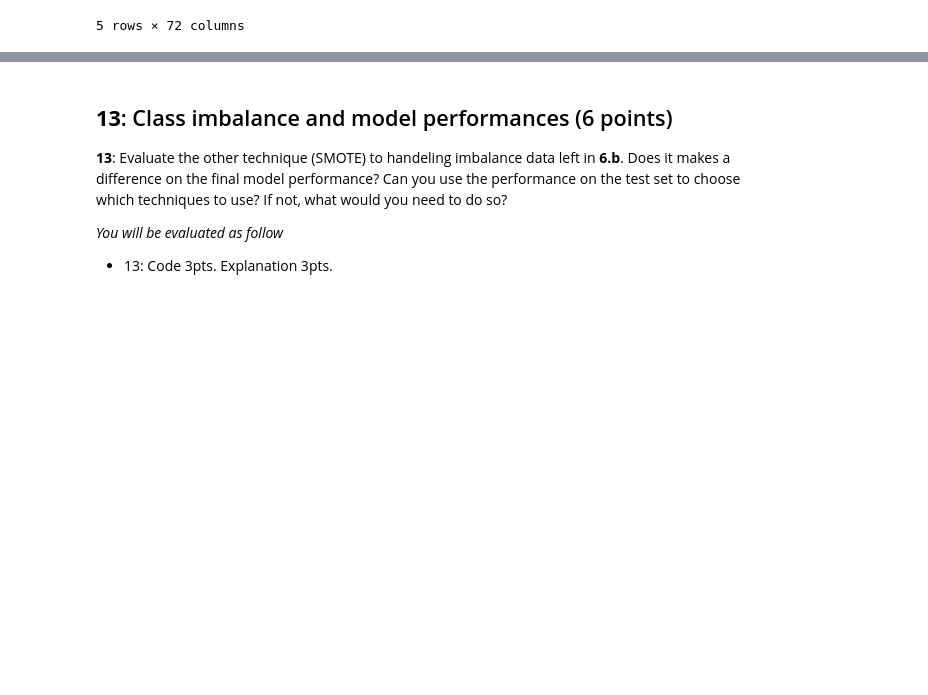
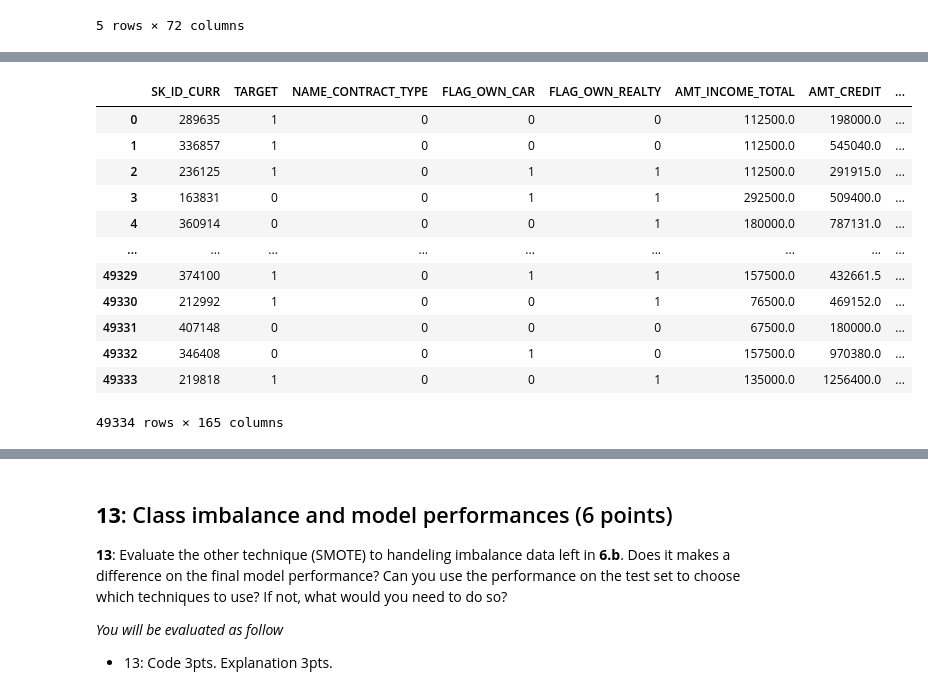
Before and after one commit to ztsv-av/applied-ml-mids-2024, a Jupyter notebook: Project_Part_1.ipynb, the cells around one changed output, grey strips where cells are left out. Drawn from its saved outputs; the diff is of its cells as text; code cells hidden in the pictures; blank space fills up the shorter version.

```diff
--- a/Project_Part_1.ipynb
+++ b/Project_Part_1.ipynb
@@ -155,7 +155,7 @@ Past applications:
 # %%
 # 4 - Fix missing data in app_test using categorization and/or simple imputation when appropriate.
 # You should use *only* pandas and numpy here. You should *not* use sklearn (scikit-learn).
-def handle_nans(df: pd.DataFrame, row_thres: float=0.05, col_thres: float=0.25) -> pd.DataFrame:
+def handle_nans(df: pd.DataFrame, row_thres: float=0.05, col_thres: float=0.25, do_step_4=True) -> pd.DataFrame:
   """
   Handles missing data in the following ways:
   1. Drops the column if more than a given percentage (col_thres) of data is missing.
@@ -168,9 +168,9 @@ def handle_nans(df: pd.DataFrame, row_thres: float=0.05, col_thres: float=0.25)
 
   Parameters:
     - df (pd.DataFrame): The input DataFrame with missing data.
-    - row_threshold (float): The threshold percentage (default 5%) to drop rows with missing values.
-    - col_threshold (float): The threshold percentage (default 50%) to drop columns with too many missing values.
-    - num_unique (int): Threshold for the number of unique elements in 'int64' columns to categorize them as categorical columns.
+    - row_thres (float): The threshold percentage (default 5%) to drop rows with missing values.
+    - col_thres (float): The threshold percentage (default 50%) to drop columns with too many missing values.
+    - do_step_4 (bool): Whether to perform 4th step of preprocessing or not.
 
   Returns:
     - df (pd.DataFrame): The DataFrame after handling missing data.
@@ -183,15 +183,16 @@ def handle_nans(df: pd.DataFrame, row_thres: float=0.05, col_thres: float=0.25)
   columns_to_drop_rows = missing_percentage[missing_percentage < row_thres].index
   df_ = df_.dropna(subset=columns_to_drop_rows)
   # step 3 (after review: not necessary): treat columns with object or int64 type as categorical
-  categorical_columns = df_.select_dtypes(include=['object', 'int64', 'bool']).columns
+  categorical_columns = df_.select_dtypes(include=['object', 'int64', 'int32', 'bool']).columns
   # fill NaNs in categorical columns with 'missing'
   print(f"Number of NaNs BEFORE filling missing values in categorical columns: {df_.isnull().sum().sum()}")
   df_[categorical_columns] = df_[categorical_columns].fillna('missing')
   print(f"Number of NaNs AFTER filling missing values in categorical columns: {df_.isnull().sum().sum()}")
   print(f"Number of categorical columns: {len(categorical_columns)}")
-  # step 4: fill NaNs in numerical columns with the mean
-  numerical_columns = df_.select_dtypes(include=[np.number]).columns
-  df_[numerical_columns] = df_[numerical_columns].fillna(df_[numerical_columns].mean())
+  if do_step_4:
+    # step 4: fill NaNs in numerical columns with the mean
+    numerical_columns = df_.select_dtypes(include=[np.number]).columns
+    df_[numerical_columns] = df_[numerical_columns].fillna(df_[numerical_columns].mean())
   return df_
 # %%
 app_test = handle_nans(df=app_test)
@@ -959,0 +1162,16 @@ print(f"AUC-ROC: {roc_auc:.4f}")
+# %%
+train
+# %% [output]
+|  | SK_ID_CURR | TARGET | NAME_CONTRACT_TYPE | FLAG_OWN_CAR | FLAG_OWN_REALTY | AMT_INCOME_TOTAL | AMT_CREDIT | ... |
+| 0 | 289635 | 1 | 0 | 0 | 0 | 112500.0 | 198000.0 | ... |
+| 1 | 336857 | 1 | 0 | 0 | 0 | 112500.0 | 545040.0 | ... |
+| 2 | 236125 | 1 | 0 | 1 | 1 | 112500.0 | 291915.0 | ... |
+| 3 | 163831 | 0 | 0 | 1 | 1 | 292500.0 | 509400.0 | ... |
+| 4 | 360914 | 0 | 0 | 0 | 1 | 180000.0 | 787131.0 | ... |
+| ... | ... | ... | ... | ... | ... | ... | ... | ... |
+| 49329 | 374100 | 1 | 0 | 1 | 1 | 157500.0 | 432661.5 | ... |
+| 49330 | 212992 | 1 | 0 | 0 | 1 | 76500.0 | 469152.0 | ... |
+| 49331 | 407148 | 0 | 0 | 0 | 0 | 67500.0 | 180000.0 | ... |
+| 49332 | 346408 | 0 | 0 | 1 | 0 | 157500.0 | 970380.0 | ... |
+| 49333 | 219818 | 1 | 0 | 0 | 1 | 135000.0 | 1256400.0 | ... |
+49334 rows × 165 columns
```
Also changed, not shown: parts of 46 cells of this notebook.
